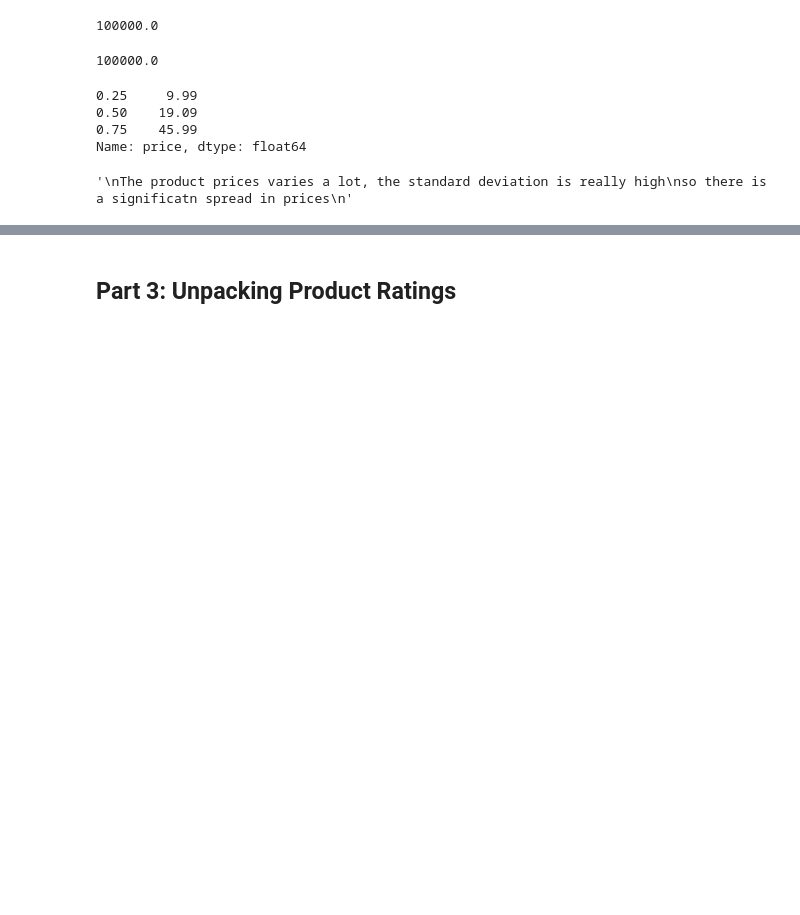
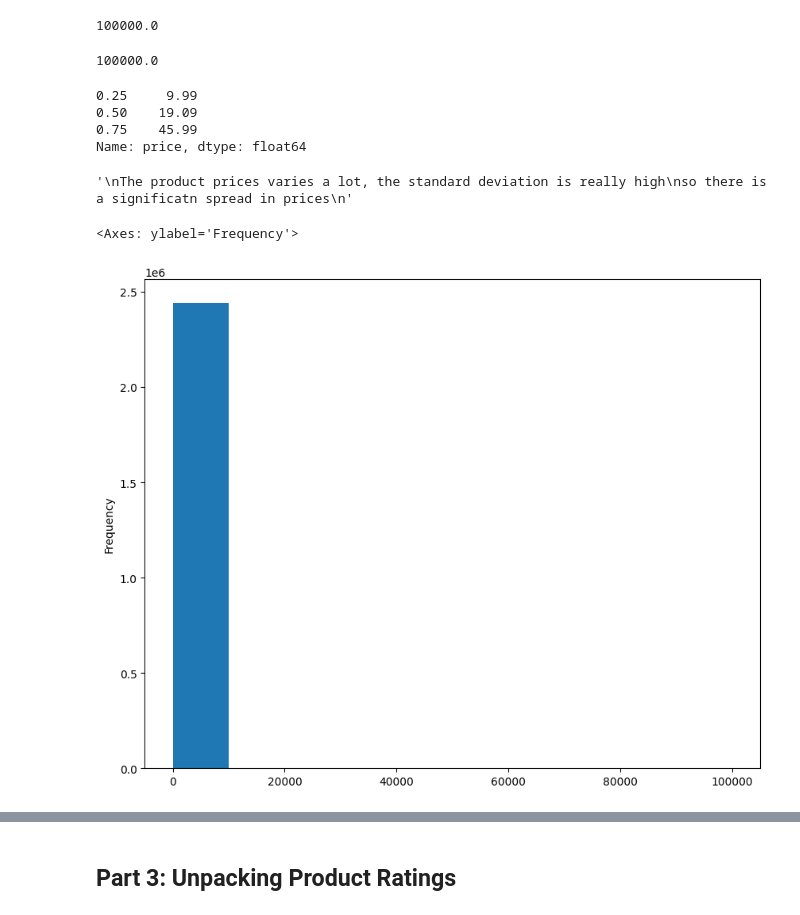
Before and after one commit to kaonashisi/lab-eda-univariate, a Jupyter notebook: lab-eda-univariate.ipynb, the cells around one changed output, grey strips where cells are left out. Drawn from its saved outputs; the diff is of its cells as text; code cells hidden in the pictures; blank space fills up the shorter version.

```diff
--- a/lab-eda-univariate.ipynb
+++ b/lab-eda-univariate.ipynb
@@ -139,4 +152,8 @@ Name: price, dtype: float64
 '\nThe product prices varies a lot, the standard deviation is really high\nso there is a significatn spread in prices\n'
 # %%
 #3. Vizualisations
-#sns.histplot(df['price'], kde=True, color="salmon")
+
+df['price'].plot(kind='hist', figsize=(10, 8))
+# %% [output]
+<Axes: ylabel='Frequency'>
+[figure, added]
```
Also changed, not shown: parts of 8 cells of this notebook.
